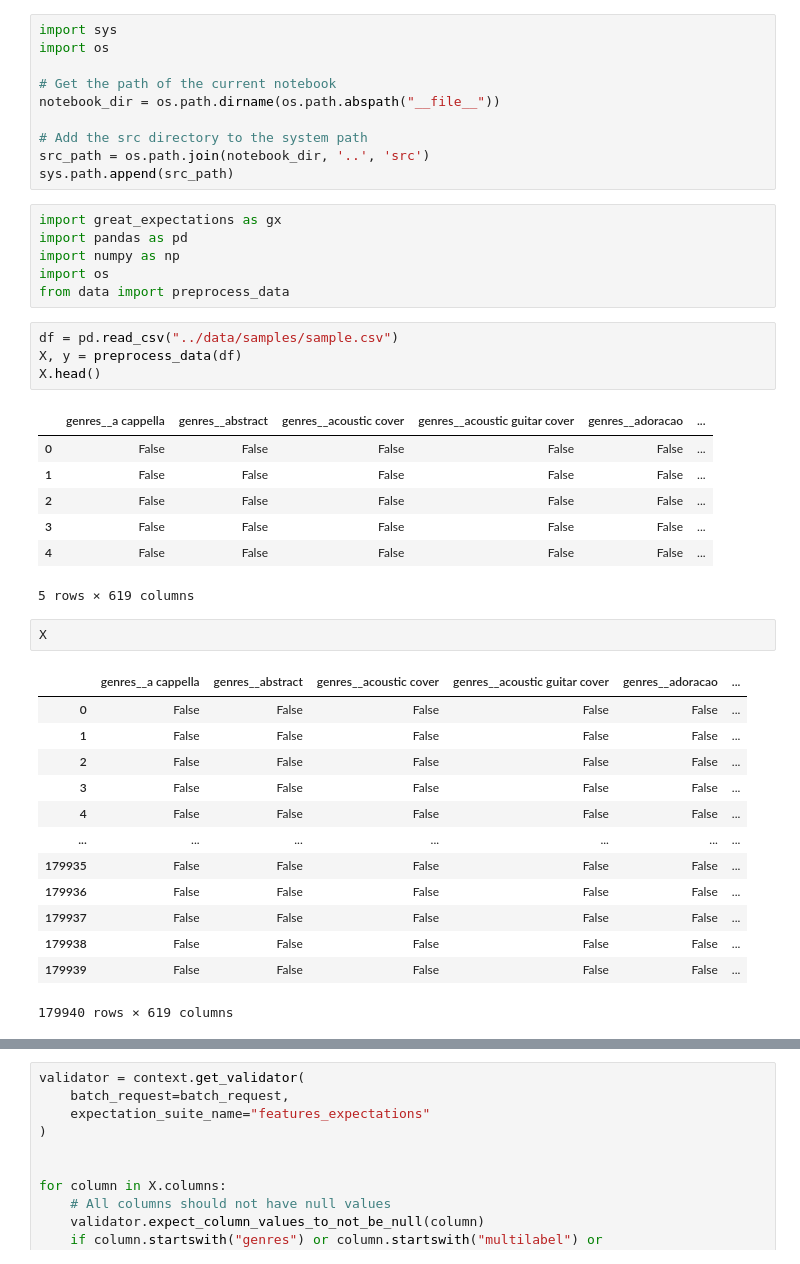
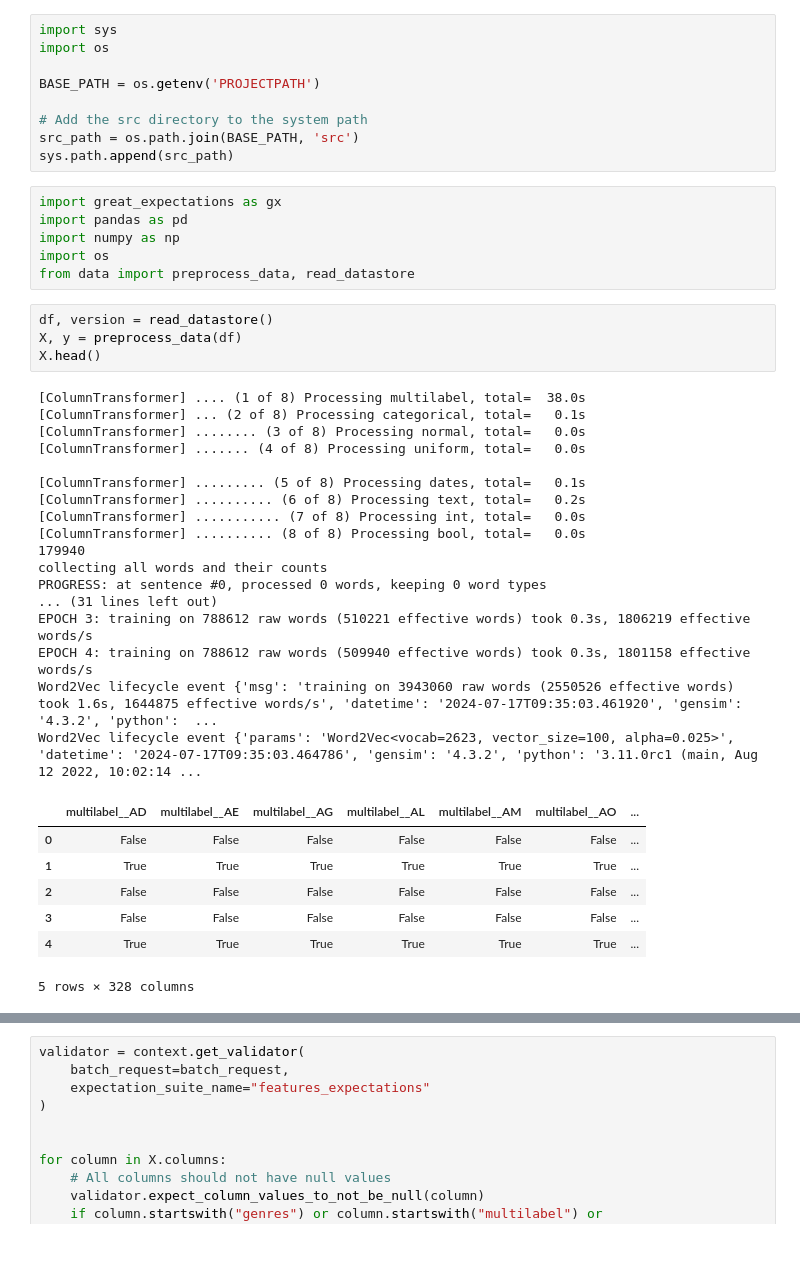
Before and after one commit to davidkhachikov/MLOps-for-music-popularity-prediction, a Jupyter notebook: notebooks/feature_expectations.ipynb, the cells around one changed output, grey strips where cells are left out. Drawn from its saved outputs; the diff is of its cells as text.

Commit message:
Fixed bugs in load_data, now Zenml runs. 16GB of RAM is enough. Recalculated expectations,

```diff
--- a/notebooks/feature_expectations.ipynb
+++ b/notebooks/feature_expectations.ipynb
@@ -2,46 +2,46 @@
 import sys
 import os
 
-# Get the path of the current notebook
-notebook_dir = os.path.dirname(os.path.abspath("__file__"))
+BASE_PATH = os.getenv('PROJECTPATH')
 
 # Add the src directory to the system path
-src_path = os.path.join(notebook_dir, '..', 'src')
+src_path = os.path.join(BASE_PATH, 'src')
 sys.path.append(src_path)
 # %%
 import great_expectations as gx
 import pandas as pd
 import numpy as np
 import os
-from data import preprocess_data
+from data import preprocess_data, read_datastore
 # %%
-df = pd.read_csv("../data/samples/sample.csv")
+df, version = read_datastore()
 X, y = preprocess_data(df)
 X.head()
 # %% [output]
+[ColumnTransformer] .... (1 of 8) Processing multilabel, total=  38.0s
+[ColumnTransformer] ... (2 of 8) Processing categorical, total=   0.1s
+[ColumnTransformer] ........ (3 of 8) Processing normal, total=   0.0s
+[ColumnTransformer] ....... (4 of 8) Processing uniform, total=   0.0s
+
+[ColumnTransformer] ......... (5 of 8) Processing dates, total=   0.1s
+[ColumnTransformer] .......... (6 of 8) Processing text, total=   0.2s
+[ColumnTransformer] ........... (7 of 8) Processing int, total=   0.0s
+[ColumnTransformer] .......... (8 of 8) Processing bool, total=   0.0s
+179940
+collecting all words and their counts
+PROGRESS: at sentence #0, processed 0 words, keeping 0 word types
+... (31 lines left out)
+EPOCH 3: training on 788612 raw words (510221 effective words) took 0.3s, 1806219 effective words/s
+EPOCH 4: training on 788612 raw words (509940 effective words) took 0.3s, 1801158 effective words/s
+Word2Vec lifecycle event {'msg': 'training on 3943060 raw words (2550526 effective words) took 1.6s, 1644875 effective words/s', 'datetime': '2024-07-17T09:35:03.461920', 'gensim': '4.3.2', 'python':  ...
+Word2Vec lifecycle event {'params': 'Word2Vec<vocab=2623, vector_size=100, alpha=0.025>', 'datetime': '2024-07-17T09:35:03.464786', 'gensim': '4.3.2', 'python': '3.11.0rc1 (main, Aug 12 2022, 10:02:14 ...
-|  | genres__a cappella | genres__abstract | genres__acoustic cover | genres__acoustic guitar cover | genres__adoracao | ... |
-| 0 | False | False | False | False | False | ... |
-| 1 | False | False | False | False | False | ... |
-| 2 | False | False | False | False | False | ... |
-| 3 | False | False | False | False | False | ... |
-| 4 | False | False | False | False | False | ... |
+|  | multilabel__AD | multilabel__AE | multilabel__AG | multilabel__AL | multilabel__AM | multilabel__AO | ... |
+| 0 | False | False | False | False | False | False | ... |
+| 1 | True | True | True | True | True | True | ... |
+| 2 | False | False | False | False | False | False | ... |
+| 3 | False | False | False | False | False | False | ... |
+| 4 | True | True | True | True | True | True | ... |
-5 rows × 619 columns
+5 rows × 328 columns
-# %%
-X
-# %% [output]
-|  | genres__a cappella | genres__abstract | genres__acoustic cover | genres__acoustic guitar cover | genres__adoracao | ... |
-| 0 | False | False | False | False | False | ... |
-| 1 | False | False | False | False | False | ... |
-| 2 | False | False | False | False | False | ... |
-| 3 | False | False | False | False | False | ... |
-| 4 | False | False | False | False | False | ... |
-| ... | ... | ... | ... | ... | ... | ... |
-| 179935 | False | False | False | False | False | ... |
-| 179936 | False | False | False | False | False | ... |
-| 179937 | False | False | False | False | False | ... |
-| 179938 | False | False | False | False | False | ... |
-| 179939 | False | False | False | False | False | ... |
-179940 rows × 619 columns
 # %%
 import great_expectations as gx
 from great_expectations.data_context import FileDataContext
```
Also changed, not shown: parts of 5 cells of this notebook, 8 other files.
